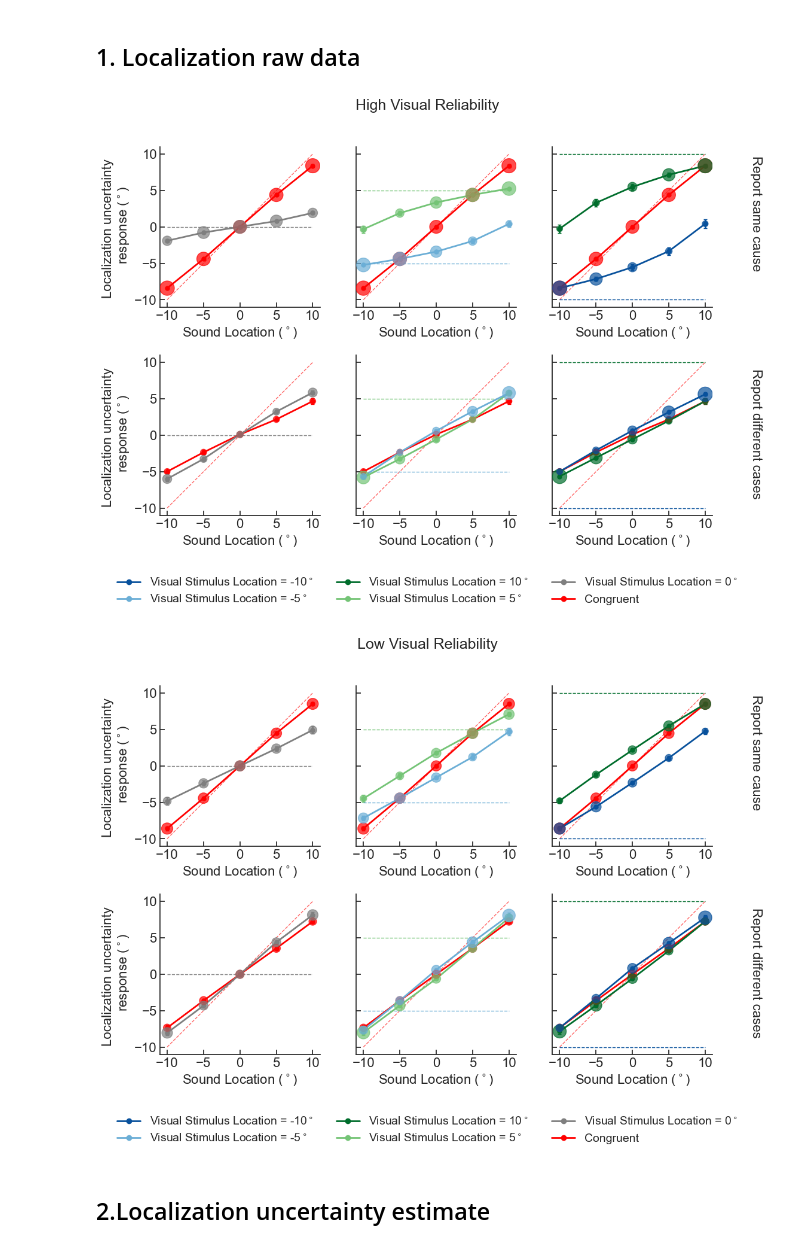
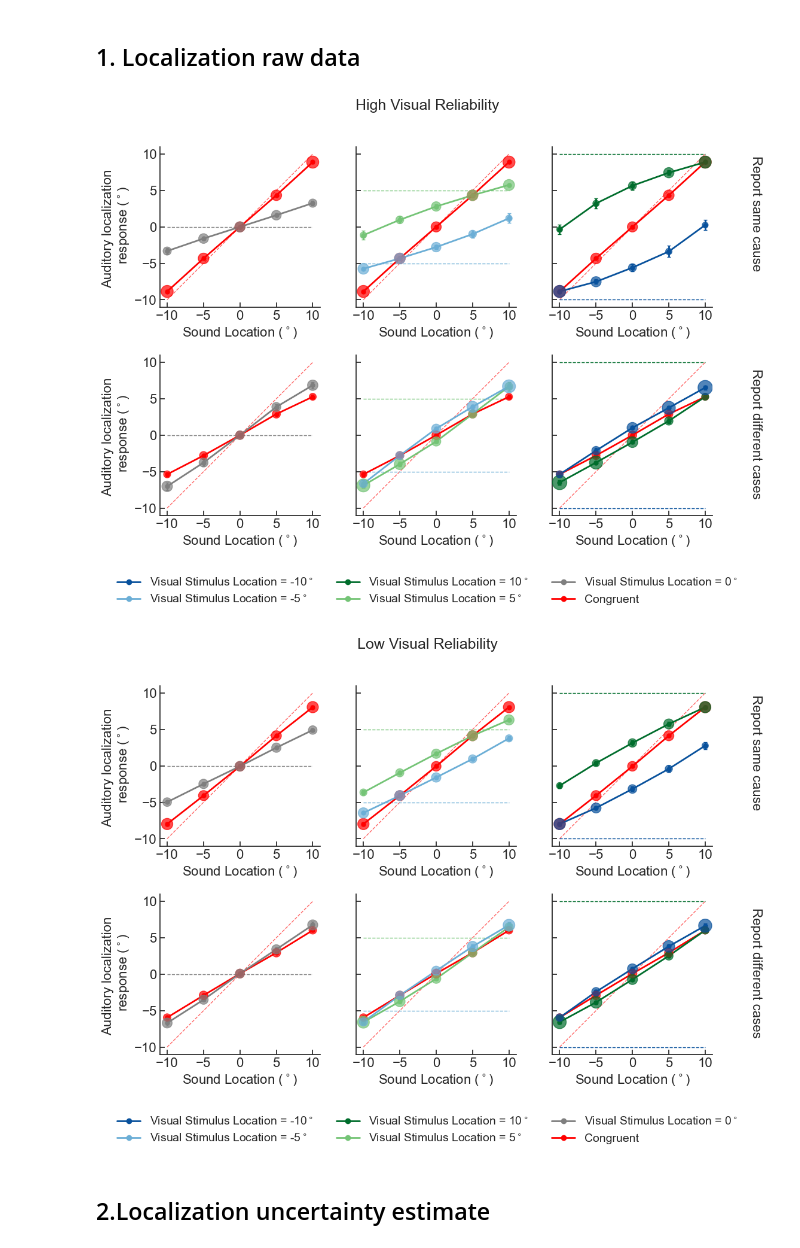
Before and after one commit to wenshu2022/BCI-confidence-VE, a Jupyter notebook: Analysis/Model_evaluation_with_beh_data.ipynb, the cells around one changed output. Drawn from its saved outputs; the diff is of its cells as text; code cells hidden in the pictures.

```diff
--- a/Analysis/Model_evaluation_with_beh_data.ipynb
+++ b/Analysis/Model_evaluation_with_beh_data.ipynb
@@ -23,7 +23,7 @@ plot_path = 'M:\\1confiProj\\Analysis\\output\\'
 device is : cpu
 # %%
 ### prepare model simulation data
-m_label = 'with_dn'
+m_label = 'with_dn_reduced'
 m_lst= [2]
 ev=ModelEvaluator(m_label)
 df_sim_lst = []
@@ -133,8 +133,8 @@ for vrel in ['High', 'Low']:
         )
         for vloc in [-10, -5, 10, 5, 0]
     ]
-    axs[1,0].set_ylabel('Localization uncertainty \n response ($^\\circ$)', fontsize=fontsize)
-    axs[0,0].set_ylabel('Localization uncertainty \n response ($^\\circ$)', fontsize=fontsize)
+    axs[1,0].set_ylabel('Auditory localization \n response ($^\\circ$)', fontsize=fontsize)
+    axs[0,0].set_ylabel('Auditory localization \n response ($^\\circ$)', fontsize=fontsize)
     legend_elements.append(
         Line2D(
             [0], [0],
@@ -240,8 +240,8 @@ for vrel in ['High', 'Low']:
 
     fig.suptitle(f'{vrel} Visual Reliability', fontsize=fontsize+2)
 
-    axs[1,0].set_ylabel('Localization uncertainty \n response ($^\\circ$)', fontsize=fontsize)
-    axs[0,0].set_ylabel('Localization uncertainty \n response ($^\\circ$)', fontsize=fontsize)
+    axs[1,0].set_ylabel('Auditory localization \n response ($^\\circ$)', fontsize=fontsize)
+    axs[0,0].set_ylabel('Auditory localization \n response ($^\\circ$)', fontsize=fontsize)
 
     fig.text(
         0.95, 0.74, 'Report same cause',
@@ -450,7 +541,7 @@ fig, axs = plt.subplots(
 )
 
 xvar, xlabel = 'cc_zscore', 'Causal confidence reponse (z-scored)'
-y_var, ylabel = 'ci_zscore', 'Localization uncertainty\nresponse (z-scored)'
+yvar, ylabel = 'ci_zscore', 'Localization uncertainty\nresponse (z-scored)'
 # Generate color palette mapping
 # palette = sns.color_palette("colorblind", n_colors=len(ev.dh.sub_lst_all))
 # color_map = dict(zip(ev.dh.sub_lst_all, palette))
@@ -468,7 +559,7 @@ for sub_id in ev.dh.sub_lst_all:
 
             axs[row, col].scatter(
                 data[xvar],
-                data[y_var],
+                data[yvar],
                 s=data["n"],
                 color=color_map[sub_id],
                 alpha=0.6,
@@ -582,37 +673,37 @@ for vrel in ['High', 'Low']:
                         markeredgecolor='red',
                         label="Congruent",
                     ))
     fig.legend(
         handles=legend_elements,
         title='',
         frameon=False,
         ncol=3,
         fontsize=fontsize-2,
         loc="lower center",
         bbox_to_anchor=(0.5, -0.1)
     )
 
     fig.suptitle(f'{vrel} Visual Reliability', fontsize=fontsize+2)
 
-    axs[1,0].set_ylabel('Localization uncertainty \n response ($^\\circ$)', fontsize=fontsize)
-    axs[0,0].set_ylabel('Localization uncertainty \n response ($^\\circ$)', fontsize=fontsize)
+    axs[1,0].set_ylabel('Auditory localization \n response ($^\\circ$)', fontsize=fontsize)
+    axs[0,0].set_ylabel('Auditory localization \n response ($^\\circ$)', fontsize=fontsize)
 
     fig.text(
         0.95, 0.74, 'Report same cause',
         va='center', ha='left',
         fontsize=fontsize, rotation=270
     )
 
     fig.text(
         0.95, 0.28, 'Report different cases',
         va='center', ha='left',
         fontsize=fontsize, rotation=270
     )
     #fig.supylabel('Auditory Response Location', fontsize=fontsize)
     plt.savefig(os.path.join(plot_path,'models', f'M_raw_re_plot_vis_{vrel}.png'), bbox_inches='tight', dpi=300)
 # %% [output]
-[figure, old version]
+[figure, new version]
-[figure, old version]
+[figure, new version]
 # %% [markdown]
 ## 2.Localization uncertainty estimate
 # %% [markdown]
```
Also changed, not shown: parts of 11 cells of this notebook, 35 other files.
